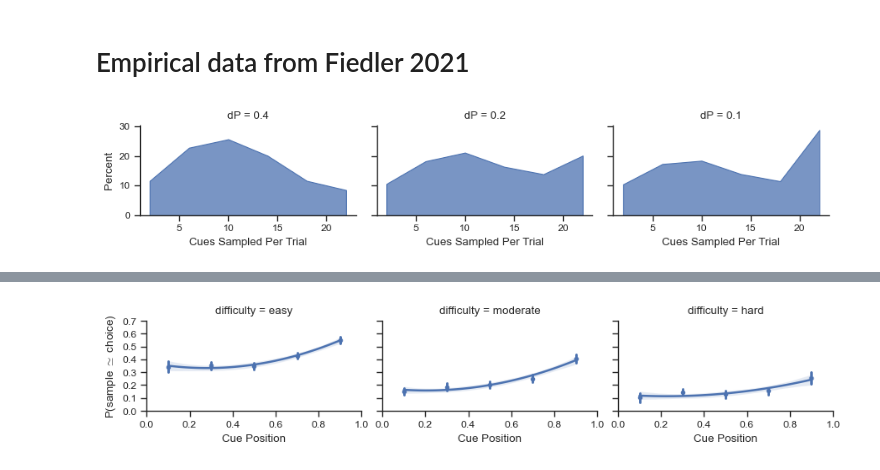
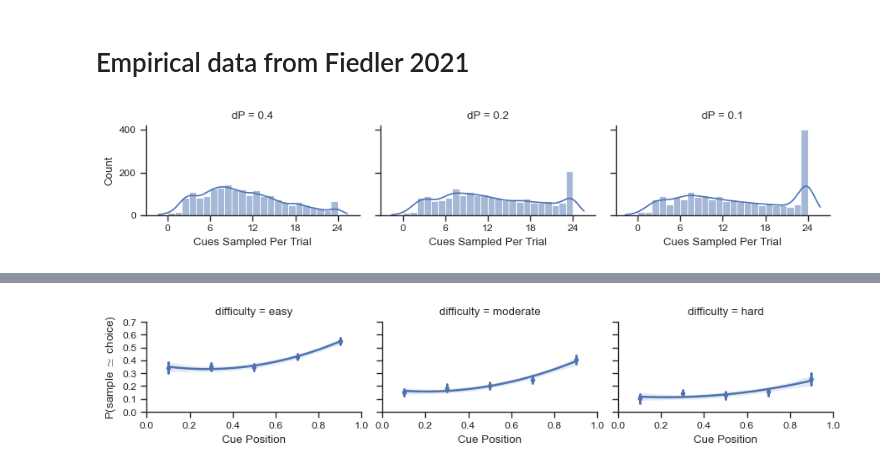
Before and after one commit to psipeter/speed-accuracy-tradeoff, a Jupyter notebook: fiedler_compare.ipynb, the cells around one changed output, grey strips where cells are left out. Saved outputs shown, nothing was run; the diff lists cells and outputs as text; code cells hidden in the pictures.

```diff
--- a/fiedler_compare.ipynb
+++ b/fiedler_compare.ipynb
@@ -53,14 +54,24 @@ print(f"trial {trial_num}, L rose on {int(np.sum(inputs.sampled[0]))} days, and
 # %% [markdown]
 # Empirical data from Fiedler 2021
 # %%
-def plot_emp_RTs(max_cues, cue_step, aggregate=True):
+def plot_emp_RTs(max_cues, cue_step, aggregate=True, bw=1, cut=2):
     emp = pd.read_pickle("data/fiedler_trial.pkl").query("max_cues==@max_cues")
     if aggregate:
-        fig = sns.FacetGrid(emp, col="dP", col_order=[0.4, 0.2, 0.1], palette=palette, height=2, aspect=1.5)
+        fig = sns.FacetGrid(emp, col="dP", sharey='row', col_order=[0.4, 0.2, 0.1], palette=palette, height=2, aspect=1.5)
+        fig.map_dataframe(sns.histplot, x="cues", kde=True, kde_kws={'bw_adjust': bw, 'cut': cut, 'clip': None},
+                          bins=np.arange(0, 2*max_cues+1, 1), common_norm=False)
+        fig.set_xlabels("Cues Sampled Per Trial")
+        fig.set(xticks=[0,6,12,18,24])
+        fig.add_legend()
+        fig.savefig(f"plots/fiedler_RTs_{max_cues}.svg")
+        fig.savefig(f"plots/fiedler_RTs_{max_cues}.png", dpi=600)
     else:
-        fig = sns.FacetGrid(emp, row="id", col="dP", col_order=[0.4, 0.2, 0.1], palette=palette, height=1.5, aspect=1.5)
-    fig.map_dataframe(sns.histplot, x="cues", stat='percent', element="poly", bins=np.arange(0, 2*max_cues+cue_step, cue_step), common_norm=False)
-    fig.set_xlabels("Cues Sampled Per Trial")
-    fig.add_legend()
-    fig.savefig(f"plots/fiedler_RTs_{max_cues}.svg")
-    fig.savefig(f"plots/fiedler_RTs_{max_cues}.png", dpi=600)
+        # fig = sns.FacetGrid(emp.query("id in @ids"), row="id", col="dP", sharey='row', row_order=ids, col_order=[0.4, 0.2, 0.1], palette=palette, height=2, aspect=1.5)
+        fig = sns.FacetGrid(emp, row="id", col="dP", sharey='row', col_order=[0.4, 0.2, 0.1], palette=palette, height=1.5, aspect=1.5)
+        fig.map_dataframe(sns.histplot, x="cues", kde=True, kde_kws={'bw_adjust': bw, 'cut': cut, 'clip': None}, # [0, 2*max_cues]
+                          bins=np.arange(0, 2*max_cues+1, 1), common_norm=False)
+        fig.set_xlabels("Cues Sampled Per Trial")
+        fig.set(xticks=[0,6,12,18,24])
+        fig.add_legend()
+        fig.savefig(f"plots/fiedler_RTs_{max_cues}_individual.svg")
+        fig.savefig(f"plots/fiedler_RTs_{max_cues}_individual.png", dpi=600)
@@ -79,6 +78,4 @@ def plot_recency_bias(max_cues, aggregate=True):
-# %%
-# plot_emp_RTs(max_cues=12, cue_step=3)
-plot_emp_RTs(max_cues=12, cue_step=4)
-# plot_emp_RTs(max_cues=12, cue_step=5)
-# %% [output]
-[figure, removed]
+# %%
+plot_emp_RTs(max_cues=12, cue_step=3, aggregate=True, bw=0.7, cut=1.5)
+# %% [output]
+[figure, added]
```
Also changed, not shown: parts of 12 cells of this notebook, 1 other file.
